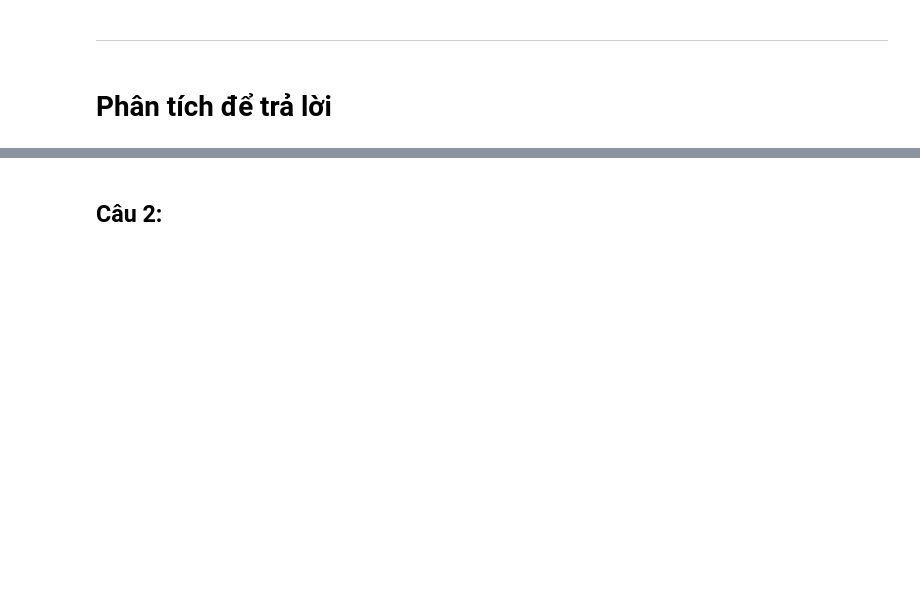
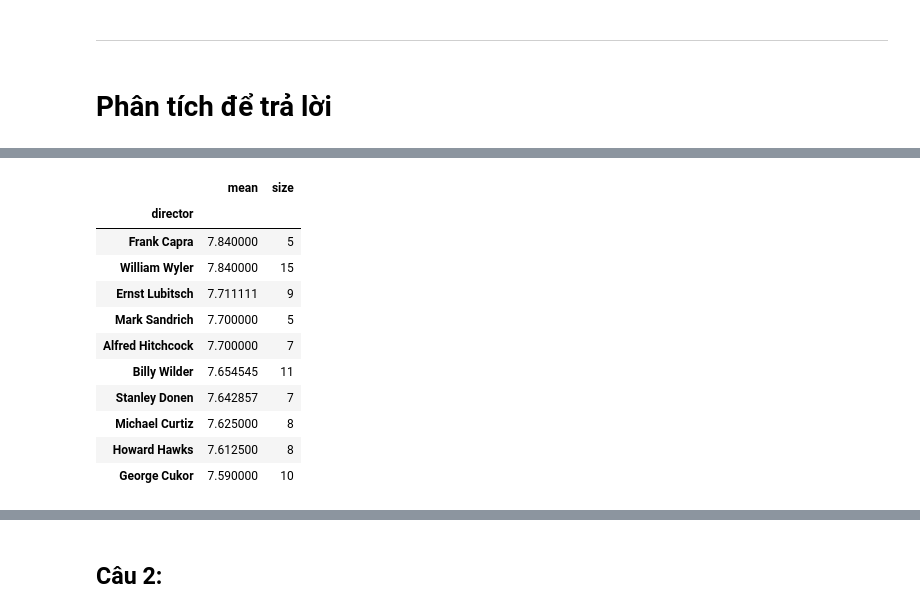
Before and after one commit to namhoai167/P4DS_Project, a Jupyter notebook: Final_Project.ipynb, the cells around one changed output, grey strips where cells are left out. Drawn from its saved outputs; the diff is of its cells as text; code cells hidden in the pictures; blank space fills up the shorter version.

```diff
--- a/Final_Project.ipynb
+++ b/Final_Project.ipynb
@@ -746,0 +791,30 @@ Name: actors, dtype: int64
+# %%
+df6 = movie_by_vote(movies_ratings_df, 'females_18age_avg_vote')
+
+# Lấy ra những phim thể loại tình cảm
+df6 = df6[df6.genre.str.contains('Romance')]
+
+# Lấy cột đạo diễn và bình chọn trung bình có trọng số
+# sau đó groupby theo đạo diễn
+# tính điểm trung bình của những phim họ làm
+# và tính số lượng phim họ làm để lọc ra (vì ưu tiên chọn người làm được nhiều phim hay,
+# tránh trường hợp làm 1 phim và điểm phim đó cao)
+df6 = df6.explode('director')[['director', 'females_18age_avg_vote']]\
+.groupby(['director']).agg(['mean', 'size'])
+df6.columns = df6.columns.droplevel()
+
+# Đạo diễn đó phải làm ít nhất 5 phim có điểm trung bình trên 7
+df6[df6['size'] >= 5].sort_values(by='mean', ascending=False)[:10]
+# %% [output]
+|  | mean | size |
+| director |  |  |
+| Frank Capra | 7.840000 | 5 |
+| William Wyler | 7.840000 | 15 |
+| Ernst Lubitsch | 7.711111 | 9 |
+| Mark Sandrich | 7.700000 | 5 |
+| Alfred Hitchcock | 7.700000 | 7 |
+| Billy Wilder | 7.654545 | 11 |
+| Stanley Donen | 7.642857 | 7 |
+| Michael Curtiz | 7.625000 | 8 |
+| Howard Hawks | 7.612500 | 8 |
+| George Cukor | 7.590000 | 10 |
```
Also changed, not shown: parts of 24 cells of this notebook.
